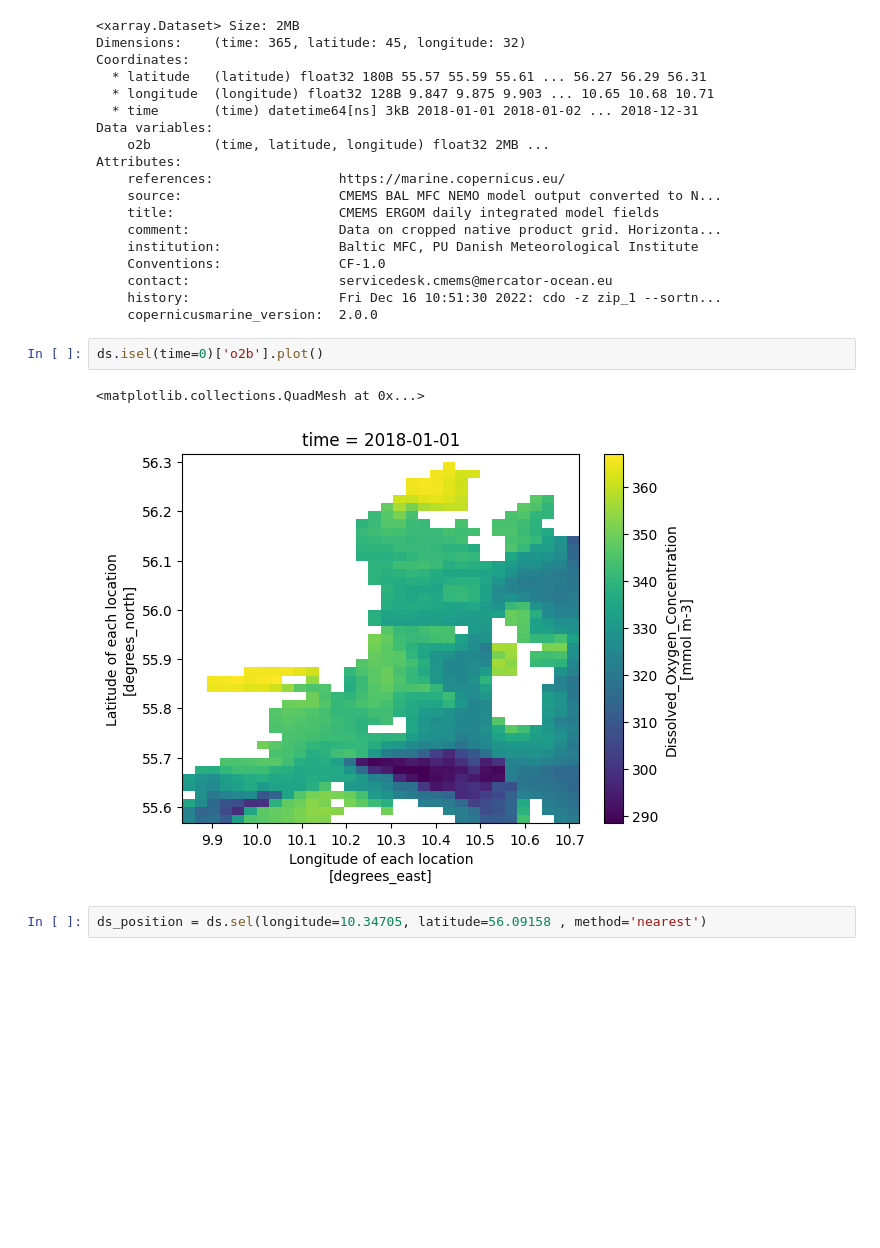
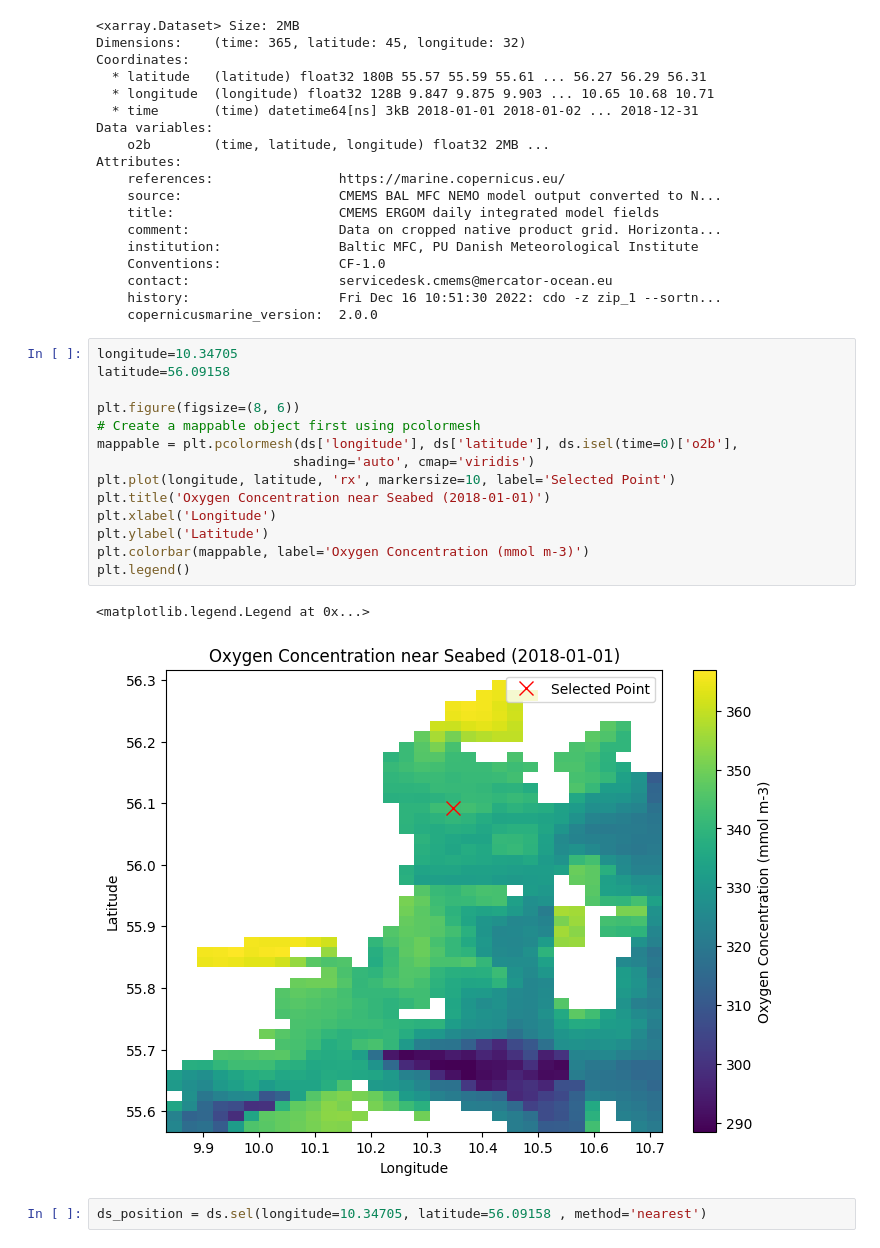
Before and after one commit to hrobjarturh/CMEMS-data-handling, a Jupyter notebook: assignment3/answers.ipynb, the cells around one changed output. Saved outputs shown, nothing was run; the diff lists cells and outputs as text; blank space fills up the shorter version.

```diff
--- a/assignment3/answers.ipynb
+++ b/assignment3/answers.ipynb
@@ -26,11 +26,23 @@ Attributes:
     contact:                   servicedesk.cmems@mercator-ocean.eu
     history:                   Fri Dec 16 10:51:30 2022: cdo -z zip_1 --sortn...
     copernicusmarine_version:  2.0.0
-# %%
-ds.isel(time=0)['o2b'].plot()
-# %% [output]
-<matplotlib.collections.QuadMesh at 0x...>
-[figure, removed]
+# %%
+longitude=10.34705
+latitude=56.09158
+
+plt.figure(figsize=(8, 6))
+# Create a mappable object first using pcolormesh
+mappable = plt.pcolormesh(ds['longitude'], ds['latitude'], ds.isel(time=0)['o2b'],
+                         shading='auto', cmap='viridis')
+plt.plot(longitude, latitude, 'rx', markersize=10, label='Selected Point')
+plt.title('Oxygen Concentration near Seabed (2018-01-01)')
+plt.xlabel('Longitude')
+plt.ylabel('Latitude')
+plt.colorbar(mappable, label='Oxygen Concentration (mmol m-3)')
+plt.legend()
+# %% [output]
+<matplotlib.legend.Legend at 0x...>
+[figure, added]
 # %%
 ds_position = ds.sel(longitude=10.34705, latitude=56.09158 , method='nearest')
 # %%
```
Also changed, not shown: parts of 2 cells of this notebook, 5 other files.
